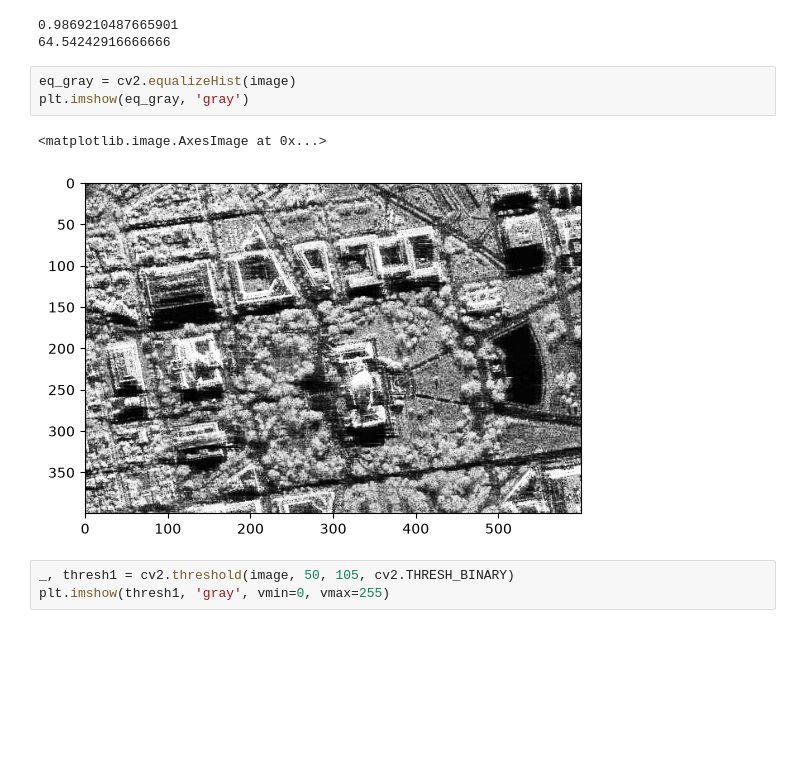
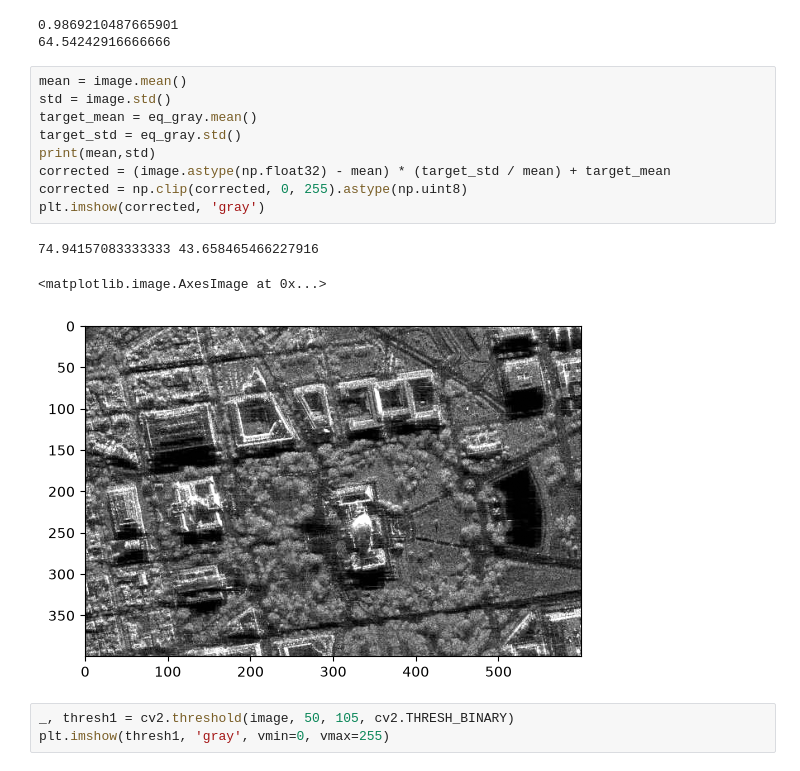
Before and after one commit to Allynall/image-processing, a Jupyter notebook: Task1.ipynb, the cells around one changed output. Drawn from its saved outputs; the diff is of its cells as text; blank space fills up the shorter version.

```diff
--- a/Task1.ipynb
+++ b/Task1.ipynb
@@ -34,11 +34,18 @@ print(mse)
 0.9869210487665901
 64.54242916666666
 # %%
-eq_gray = cv2.equalizeHist(image)
-plt.imshow(eq_gray, 'gray')
+mean = image.mean()
+std = image.std()
+target_mean = eq_gray.mean()
+target_std = eq_gray.std()
+print(mean,std)
+corrected = (image.astype(np.float32) - mean) * (target_std / mean) + target_mean
+corrected = np.clip(corrected, 0, 255).astype(np.uint8)
+plt.imshow(corrected, 'gray')
 # %% [output]
-<matplotlib.image.AxesImage at 0x...>
+74.94157083333333 43.658465466227916
+<matplotlib.image.AxesImage at 0x...>
-[figure, old version]
+[figure, new version]
 # %%
 _, thresh1 = cv2.threshold(image, 50, 105, cv2.THRESH_BINARY)
 plt.imshow(thresh1, 'gray', vmin=0, vmax=255)
```
